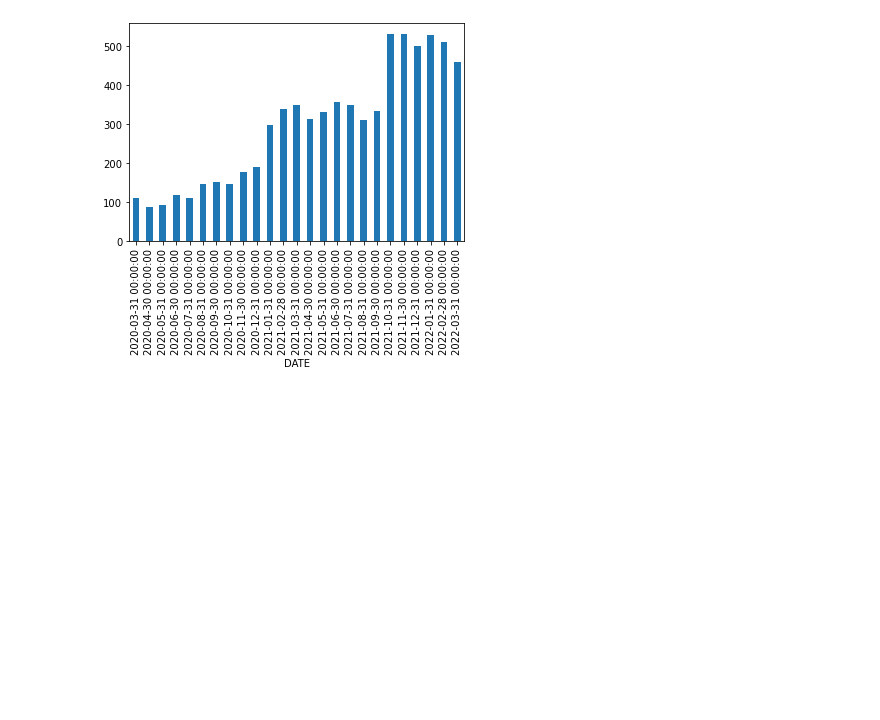
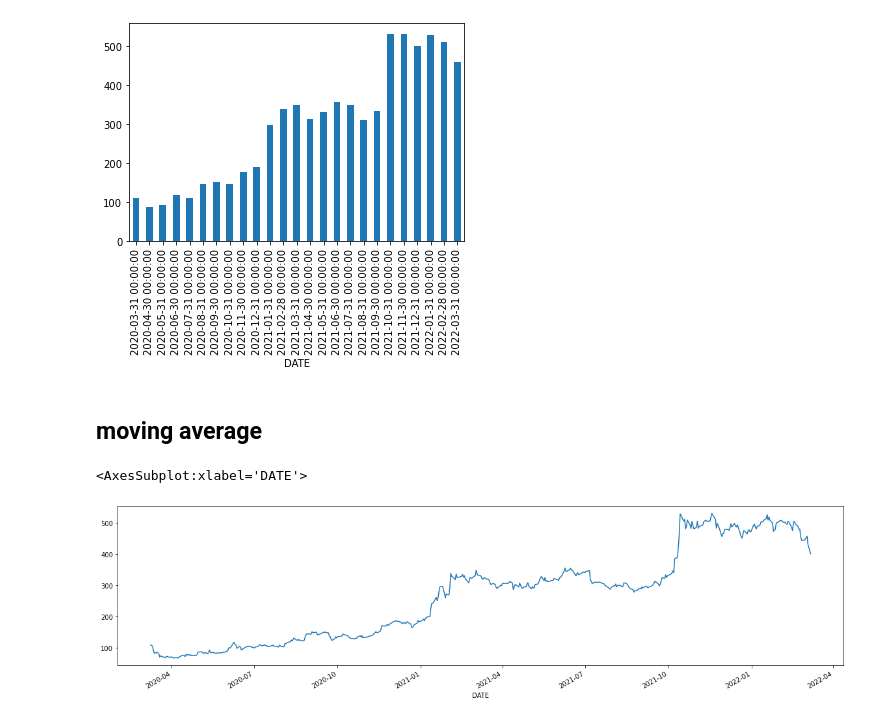
Before and after one commit to akshay-op/timeseries, a Jupyter notebook: STOCKForecast.ipynb, the cells around one changed output. Saved outputs shown, nothing was run; the diff lists cells and outputs as text; code cells hidden in the pictures; blank space fills up the shorter version.

```diff
--- a/STOCKForecast.ipynb
+++ b/STOCKForecast.ipynb
@@ -116,3 +116,10 @@ data.resample(rule='M').max()['OPEN '].plot(kind='bar')
 # %% [output]
 <AxesSubplot:xlabel='DATE'>
 [figure]
+# %% [markdown]
+## moving average
+# %%
+data['OPEN '].plot(figsize=(20,5))
+# %% [output]
+<AxesSubplot:xlabel='DATE'>
+[figure, added]
```
Also changed, not shown: parts of 4 cells of this notebook.
